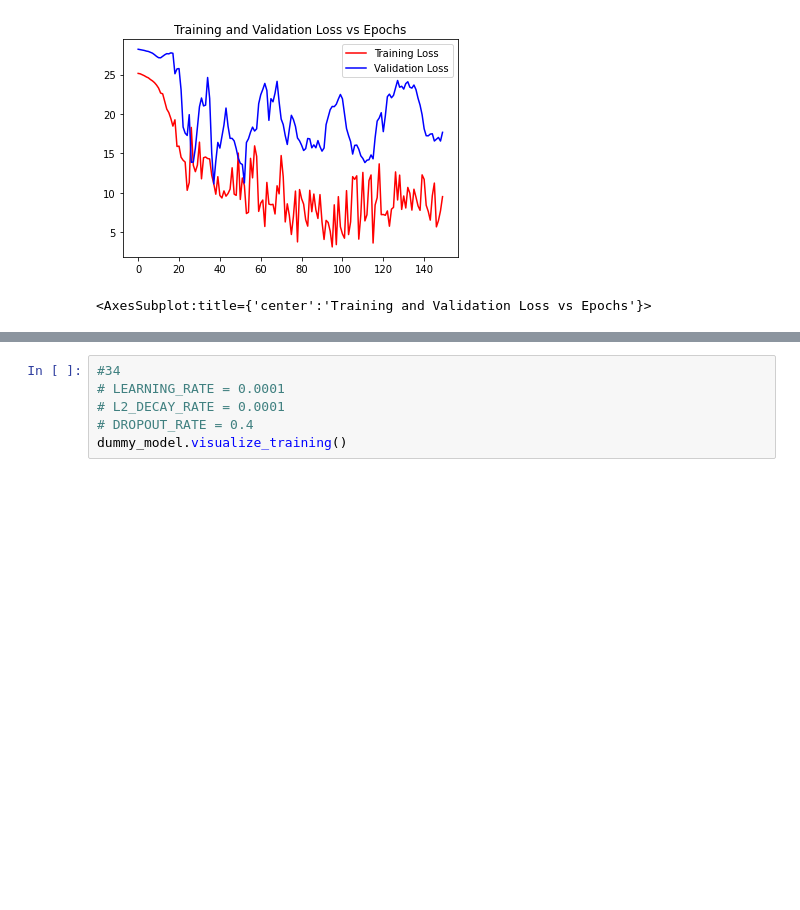
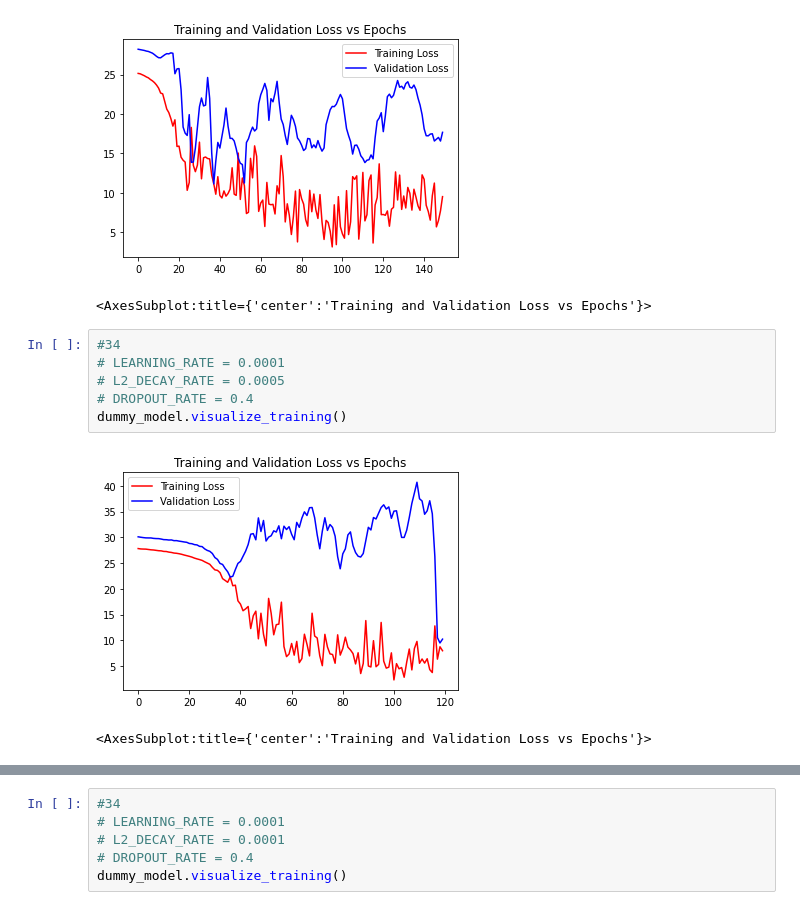
Before and after one commit to gavingro/face-app, a Jupyter notebook: face.ipynb, the cells around one changed output, grey strips where cells are left out. Drawn from its saved outputs; the diff is of its cells as text; blank space fills up the shorter version.

```diff
--- a/face.ipynb
+++ b/face.ipynb
@@ -104,3 +106,12 @@ dummy_model.visualize_training()
 # %% [output]
 [figure]
 <AxesSubplot:title={'center':'Training and Validation Loss vs Epochs'}>
+# %%
+#34
+# LEARNING_RATE = 0.0001
+# L2_DECAY_RATE = 0.0005
+# DROPOUT_RATE = 0.4
+dummy_model.visualize_training()
+# %% [output]
+[figure, added]
+<AxesSubplot:title={'center':'Training and Validation Loss vs Epochs'}>
```
Also changed, not shown: parts of 3 cells of this notebook, 4 other files.
